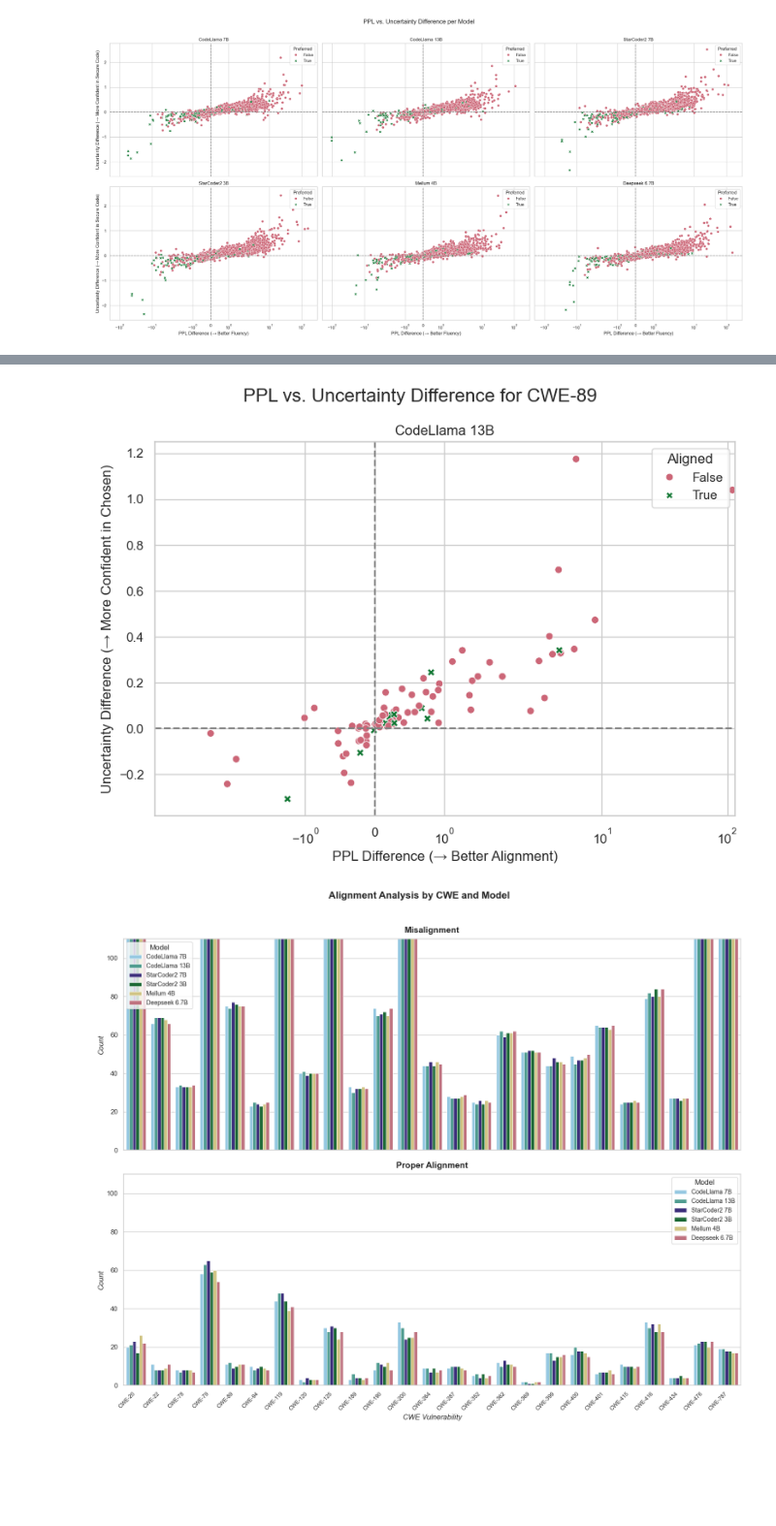
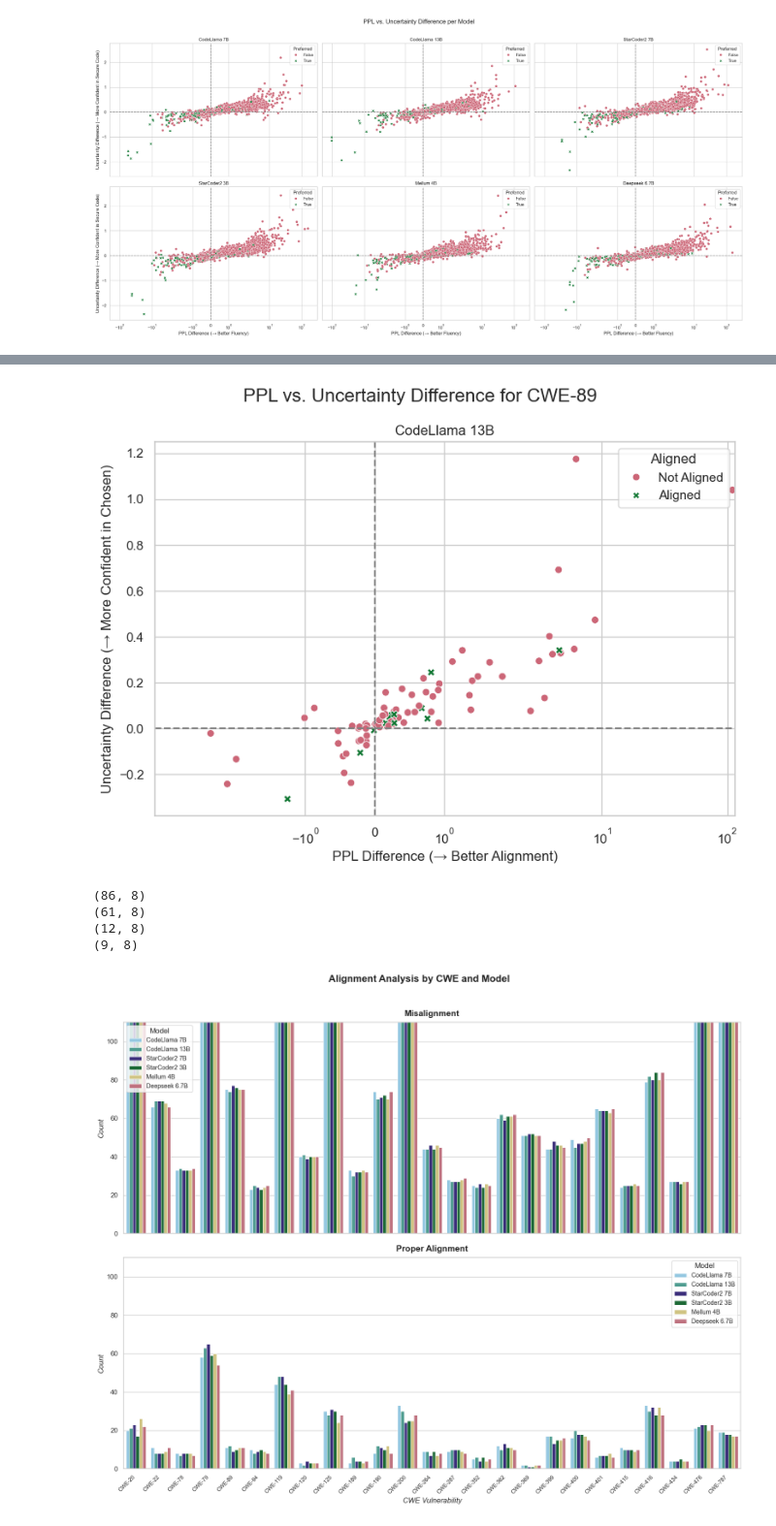
Before and after one commit to rufimelo99/lm-insecure-bias, a Jupyter notebook: sec_aware_cl/alignment/analysis.ipynb, the cells around one changed output, grey strips where cells are left out. Shown at 97% size. Cells and saved outputs as stored; diff of their text form; code cells hidden in the pictures; blank space fills up the shorter version.

```diff
--- a/sec_aware_cl/alignment/analysis.ipynb
+++ b/sec_aware_cl/alignment/analysis.ipynb
@@ -1148,23 +1148,27 @@ import seaborn as sns
 
 # Optional: use a clear color palette for alignment classes
 paul_tol_palette = {
-    True: "#117733",  # green
-    False: "#CC6677", # red
+    'Aligned': "#117733",  # green
+    'Not Aligned': "#CC6677", # red
 }
+
+# # Convert 'Aligned' column to string labels for plotting
+# if set(df_model['Aligned'].unique()) == {True, False}:
+#     df_model['Aligned'] = df_model['Aligned'].map({True: 'Aligned', False: 'Not Aligned'})
+def convert_aligned_labels(df):
+    if set(df['Aligned'].unique()) == {True, False}:
+        df['Aligned'] = df['Aligned'].map({True: 'Aligned', False: 'Not Aligned'})
+    return df
 
 cwe_to_filter = "CWE-89"  # Example CWE to filter by
 model_to_filter = "meta-llama/CodeLlama-13b-hf"  # Example model to filter by
 df_filtered = df_transversal[df_transversal["cwe"] == cwe_to_filter]
 df_filtered = df_filtered[df_filtered["model"] == model_to_filter]
-
+df_filtered = convert_aligned_labels(df_filtered)
 
 # Get the only model
 model = df_filtered["model"].unique()[0]
 df_model = df_filtered[df_filtered["model"] == model]
-
-# Find extremes (optional, if you use them later)
-extreme_ppl = df_model.loc[df_model["ppl_diff"].abs().idxmax()]
-extreme_uncertainty = df_model.loc[df_model["uncertainty_diff"].abs().idxmax()]
 
 # Set up plot
 plt.figure(figsize=(8, 6))
@@ -1172,34 +1176,45 @@ ax = plt.gca()
 
 # Scatter plot
 sns.scatterplot(
     data=df_model,
     x="ppl_diff",
     y="uncertainty_diff",
     hue="Aligned",
     style="Aligned",
     s=40,
     palette=paul_tol_palette,
     ax=ax
 )
 
 # Reference lines
 ax.axhline(0, color='grey', linestyle='--')
 ax.axvline(0, color='grey', linestyle='--')
 
 # Labels and scales
 ax.set_title(f"{prettier_names.get(model, model)}")
 ax.set_xlabel("PPL Difference (\u2192 Better Alignment)")
 ax.set_ylabel("Uncertainty Difference (\u2192 More Confident in Chosen)")
 ax.set_yscale("linear")  # or "symlog" if you still want that
 ax.set_xscale("symlog")
 
 plt.suptitle(f"PPL vs. Uncertainty Difference for {cwe_to_filter}", fontsize=16)
 plt.tight_layout()
 # save to PDF
 plt.savefig(f"../../artifacts/plots/ppl_diff_uncertainty_llama_cwe89.pdf", dpi=600, bbox_inches="tight")
 plt.show()
 # %% [output]
-[figure, old version]
+[figure, new version]
+# %%
+print(df_model.shape)
+print(df_model[df_model["ppl_diff"] >0].shape)
+
+print(df_model[(df_model["Aligned"] == "Aligned")].shape)
+print(df_model[(df_model["ppl_diff"] >0) & (df_model["uncertainty_diff"] >0)& (df_model["Aligned"] == "Aligned")].shape)
+# %% [output]
+(86, 8)
+(61, 8)
+(12, 8)
+(9, 8)
 # %%
 import matplotlib.pyplot as plt
 import seaborn as sns
```
Also changed, not shown: 1 other file.
